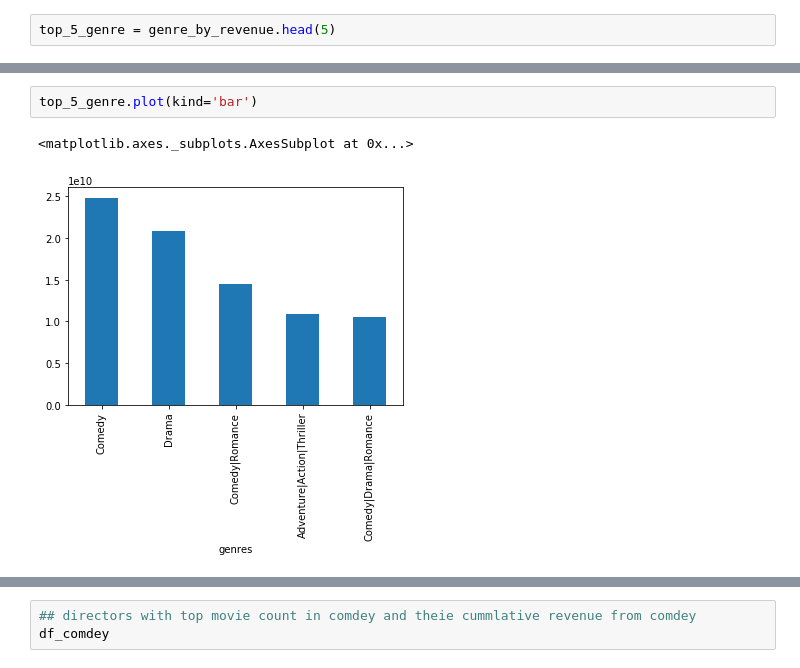
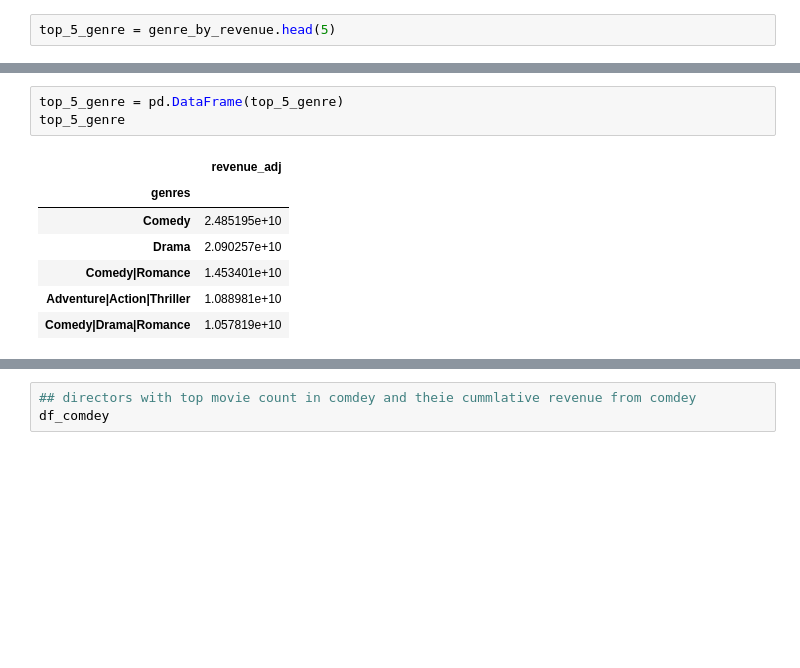
Before and after one commit to RoyalVee/TMDB-5000-Movie-Dataset-Analysis, a Jupyter notebook: Untitled.ipynb, the cells around one changed output, grey strips where cells are left out. Drawn from its saved outputs; the diff is of its cells as text; blank space fills up the shorter version.

```diff
--- a/Untitled.ipynb
+++ b/Untitled.ipynb
@@ -387,5 +377,11 @@ Name: revenue_adj, dtype: float64
-# %%
-top_5_genre.plot(kind='bar')
-# %% [output]
-<matplotlib.axes._subplots.AxesSubplot at 0x...>
-[figure, removed]
+# %%
+top_5_genre = pd.DataFrame(top_5_genre)
+top_5_genre
+# %% [output]
+|  | revenue_adj |
+| genres |  |
+| Comedy | 2.485195e+10 |
+| Drama | 2.090257e+10 |
+| Comedy|Romance | 1.453401e+10 |
+| Adventure|Action|Thriller | 1.088981e+10 |
+| Comedy|Drama|Romance | 1.057819e+10 |
```
Also changed, not shown: parts of 2 cells of this notebook, 1 other file.
